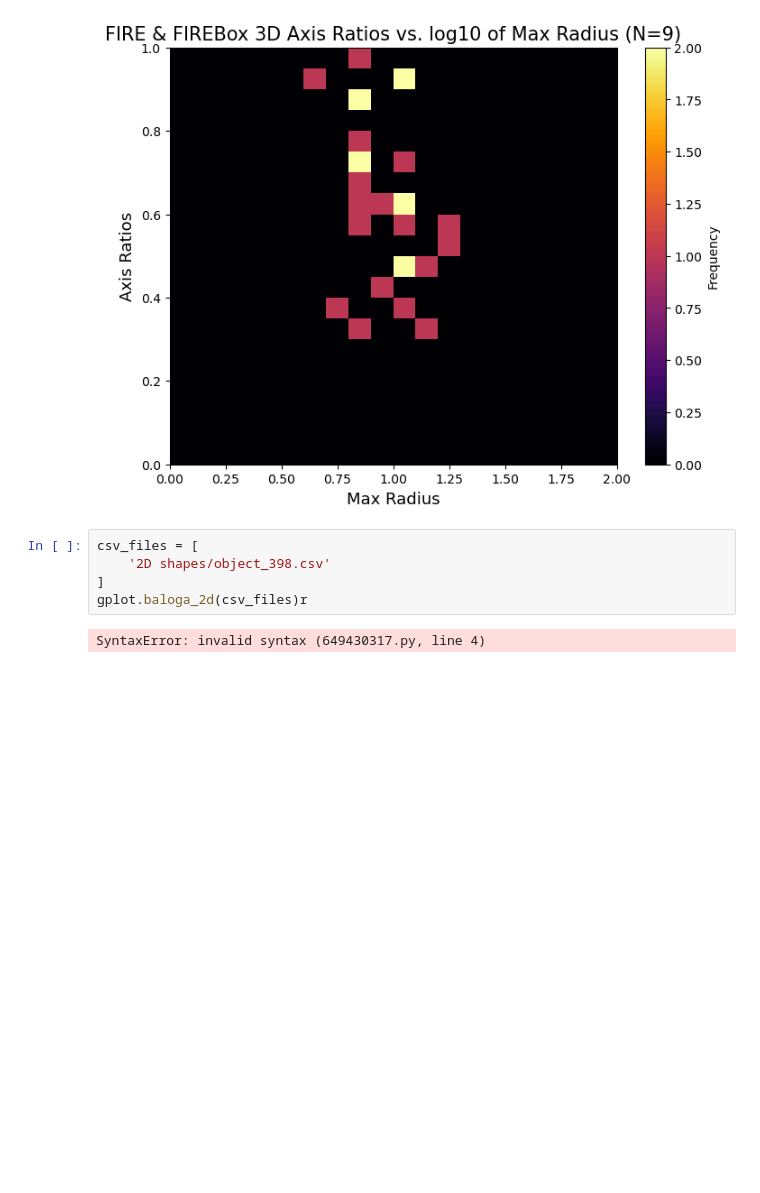
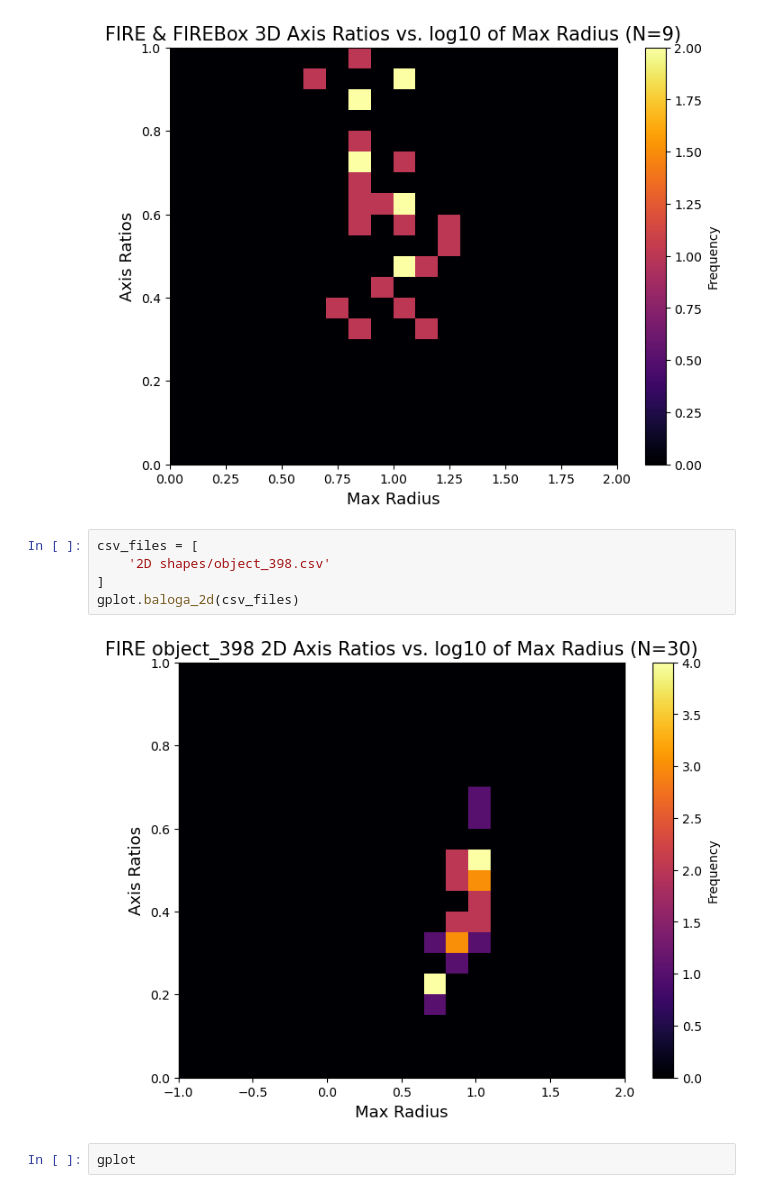
Before and after one commit to Solaceonx/FIRE-Geometry, a Jupyter notebook: figures.ipynb, the cells around one changed output. Saved outputs shown, nothing was run; the diff lists cells and outputs as text; blank space fills up the shorter version.

```diff
--- a/figures.ipynb
+++ b/figures.ipynb
@@ -39,7 +41,9 @@ for i in csv_files:
 # %%
 csv_files = [
     '2D shapes/object_398.csv'
 ]
-gplot.baloga_2d(csv_files)r
+gplot.baloga_2d(csv_files)
 # %% [output]
-SyntaxError: invalid syntax (649430317.py, line 4)
+[figure, added]
+# %%
+gplot
```
Also changed, not shown: parts of 1 cell of this notebook, 36 other files.
